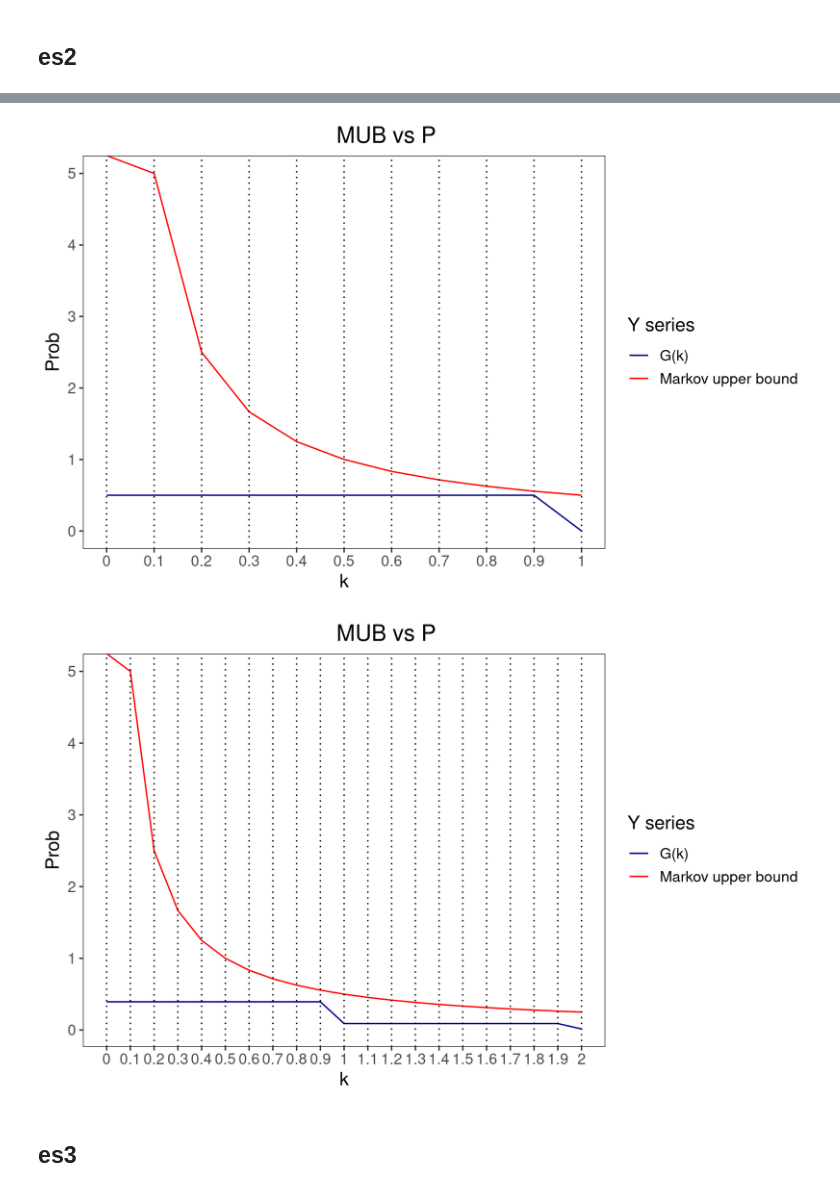
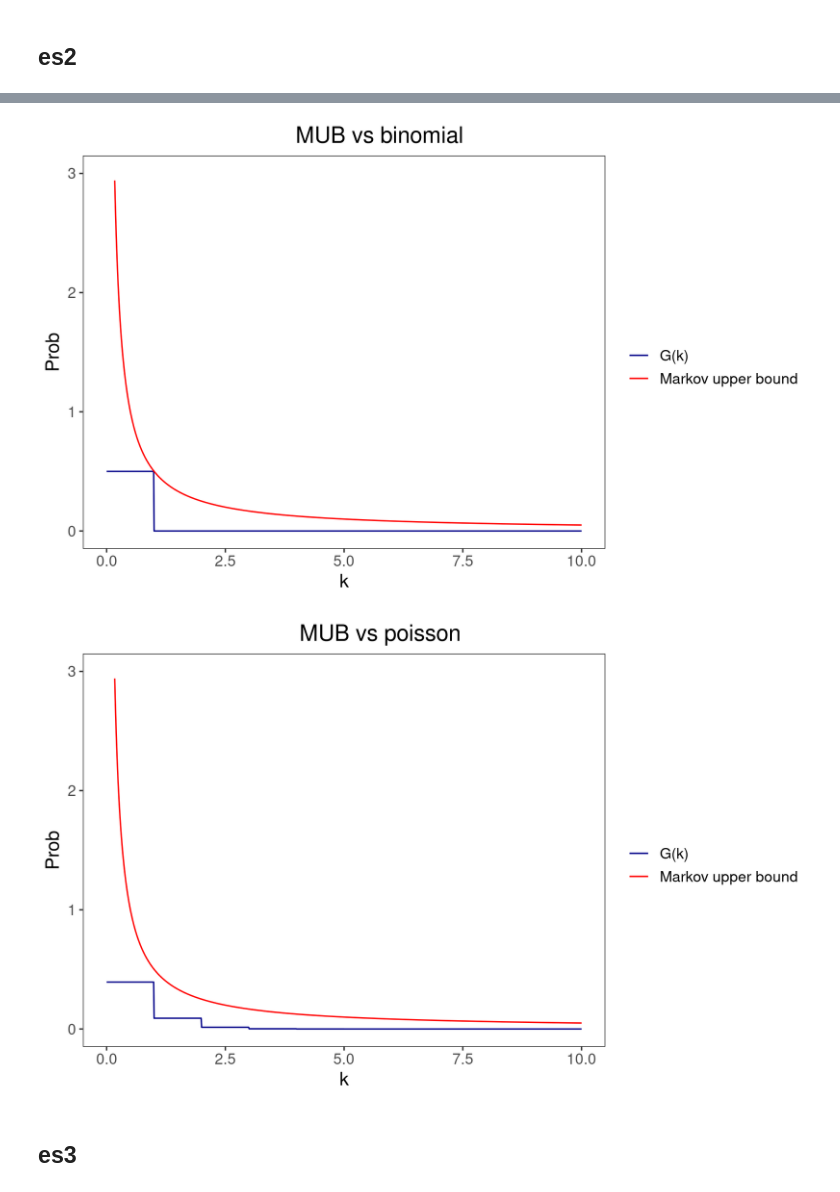
Before and after one commit to PietroCappelli/Advance_stat, a Jupyter notebook: Exercises/exercises03.ipynb, the cells around one changed output, grey strips where cells are left out. Saved outputs shown, nothing was run; the diff lists cells and outputs as text; code cells hidden in the pictures.

```diff
--- a/Exercises/exercises03.ipynb
+++ b/Exercises/exercises03.ipynb
@@ -144,39 +169,47 @@ unifl_plot
 # %%
-x<-seq(0,1,0.1)
-bin <- pbinom(x, size=1, prob=1/2) #F(x)
-E_bin <- 1/2*1
+#BINOMIAL
+p <- 1/2
+bin_cdf <- function(k) {
+    return( pbinom(q=k, size=1, prob = p))
+}
+E_bin <- p*1
 Mub_bin <- Mub(E_bin, x)
-binl_plot <- ggplot()+
-    geom_line(aes(x=x, y=1-bin, color="G(k)")) +
+bin <- G(x, bin_cdf)
+
+bin_plot <- ggplot()+
+    geom_line(aes(x=x, y=bin, color="G(k)")) +
     geom_line(aes(x=x, y=Mub_bin, color="Markov upper bound")) +
-    scale_color_manual(name = "Y series", values = c("G(k)" = "darkblue", "Markov upper bound" = "red"))+
+    scale_color_manual(name = "", values = c("G(k)" = "darkblue", "Markov upper bound" = "red"))+
     theme_bw() +
-    labs(title="MUB vs P", x="k",y="Prob")+
+    labs(title="MUB vs binomial", x="k",y="Prob")+
     theme(text = element_text(size=14), plot.title = element_text( hjust = 0.6),
         panel.background = element_blank(),panel.grid.major = element_blank(), panel.grid.minor = element_blank()) +
-    geom_vline(xintercept=x, linetype="dotted" ) +
-    scale_x_continuous(labels = as.character(x), breaks = x)
-binl_plot
+    ylim(0,3)
+
+bin_plot
 # %% [output]
-[figure, old version]
+[figure, new version]
 # %%
-x<-seq(0,2,0.1)
+#POISSON
 lambda <- 1/2
-pois <- ppois(x,lambda) #F(x)
+poi_cdf <- function(k) {
+    return( ppois(q=k, lambda))
+}
+pois <- G(x,poi_cdf) #F(x)
 E_pois <- lambda
 Mub_pois <- Mub(E_pois, x)
+
 pois_plot <- ggplot()+
-    geom_line(aes(x=x, y=1-pois, color="G(k)")) +
+    geom_line(aes(x=x, y=pois, color="G(k)")) +
     geom_line(aes(x=x, y=Mub_pois, color="Markov upper bound")) +
-    scale_color_manual(name = "Y series", values = c("G(k)" = "darkblue", "Markov upper bound" = "red"))+
+    scale_color_manual(name = "", values = c("G(k)" = "darkblue", "Markov upper bound" = "red"))+
     theme_bw() +
-    labs(title="MUB vs P", x="k",y="Prob")+
+    labs(title="MUB vs poisson", x="k",y="Prob")+
     theme(text = element_text(size=14), plot.title = element_text( hjust = 0.6),
         panel.background = element_blank(),panel.grid.major = element_blank(), panel.grid.minor = element_blank()) +
-    geom_vline(xintercept=x, linetype="dotted" ) +
-    scale_x_continuous(labels = as.character(x), breaks = x)
+    ylim(0,3)
 pois_plot
 # %% [output]
-[figure, old version]
+[figure, new version]
 # %% [markdown]
 ## es3
```
Also changed, not shown: parts of 16 cells of this notebook.
